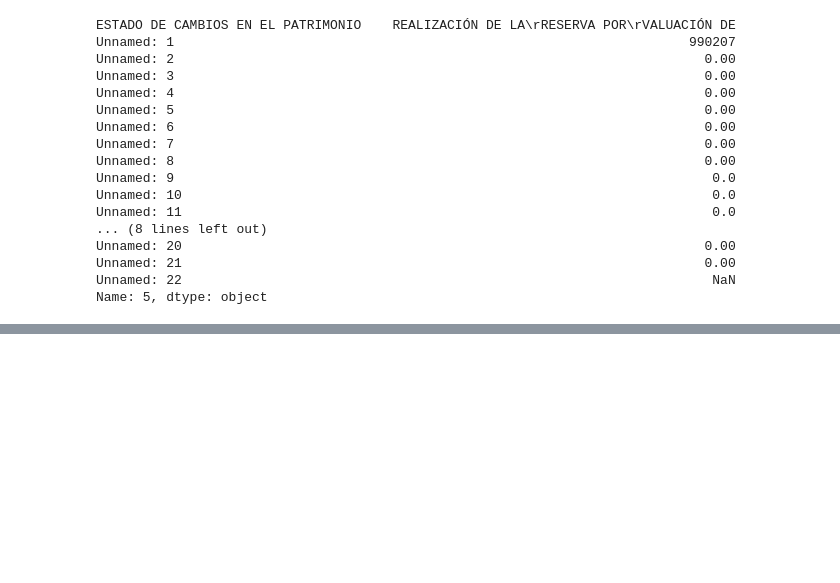
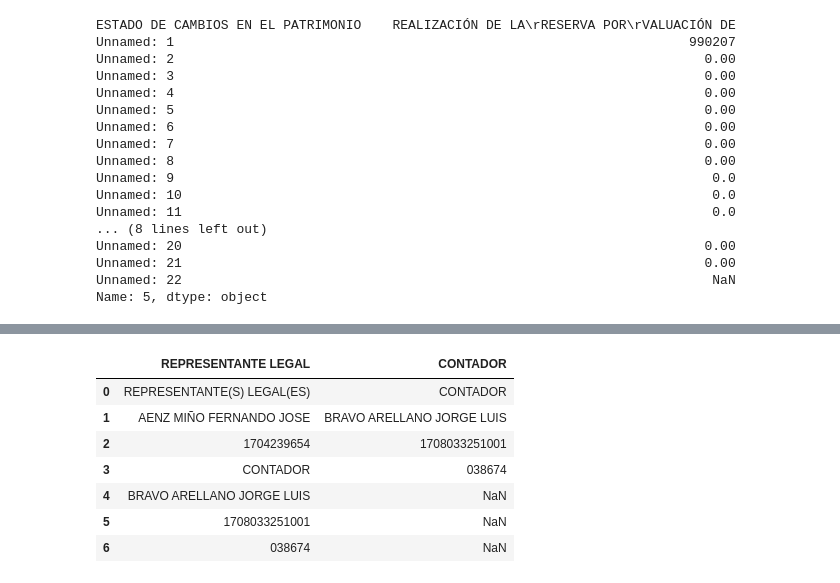
Before and after one commit to eoncorpec/pdf_to_excel_sc, a Jupyter notebook: CodsDocumentos2/doc_economica.ipynb, the cells around one changed output, grey strips where cells are left out. Saved outputs shown, nothing was run; the diff lists cells and outputs as text; code cells hidden in the pictures; blank space fills up the shorter version.

```diff
--- a/CodsDocumentos2/doc_economica.ipynb
+++ b/CodsDocumentos2/doc_economica.ipynb
@@ -133,0 +183,16 @@ Name: 5, dtype: object
+# %%
+#print(dafContador.iloc[1], "\n", dafContador.iloc[1+2])
+pos = dafContador.index[ dafContador["REPRESENTANTE LEGAL"] == "CONTADOR" ].tolist()[0]
+for k in range(0, pos+1):
+    dafContador.at[k,"CONTADOR"] = dafContador.at[k + 3,"REPRESENTANTE LEGAL"]
+
+dafContador
+# %% [output]
+|  | REPRESENTANTE LEGAL | CONTADOR |
+| 0 | REPRESENTANTE(S) LEGAL(ES) | CONTADOR |
+| 1 | AENZ MIÑO FERNANDO JOSE | BRAVO ARELLANO JORGE LUIS |
+| 2 | 1704239654 | 1708033251001 |
+| 3 | CONTADOR | 038674 |
+| 4 | BRAVO ARELLANO JORGE LUIS | NaN |
+| 5 | 1708033251001 | NaN |
+| 6 | 038674 | NaN |
```
Also changed, not shown: parts of 8 cells of this notebook, 5 other files.
